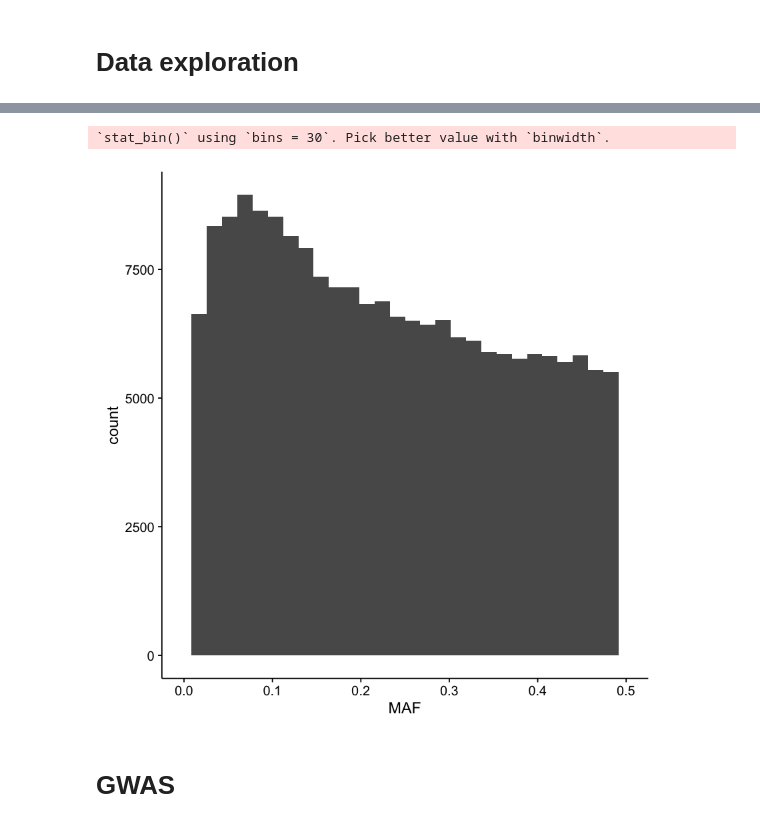
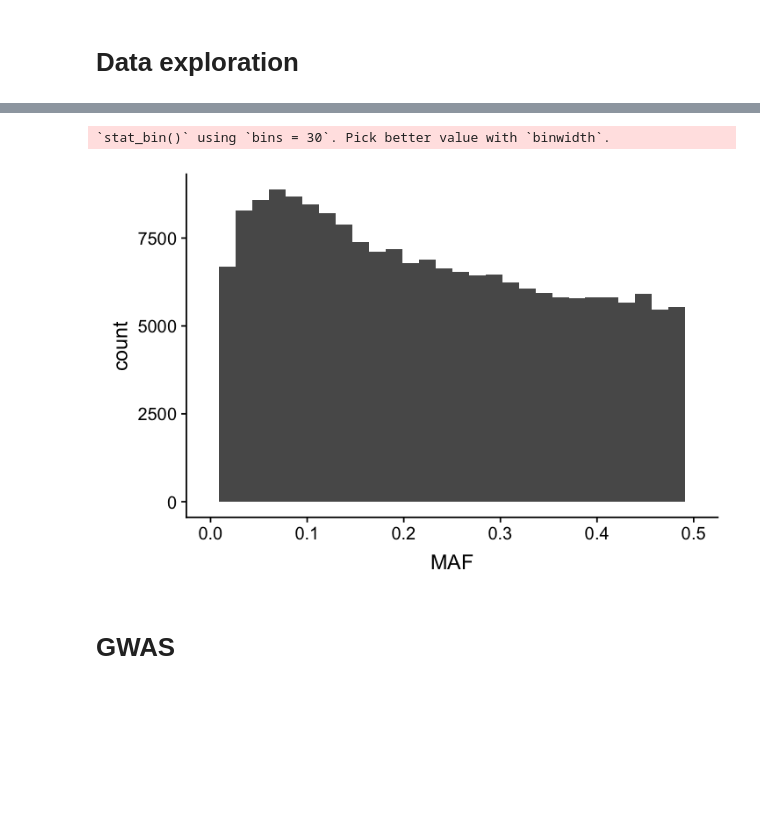
Before and after one commit to hclimente/genewa, a Jupyter notebook: logbook/genesis_exploration_1.ipynb, the cells around one changed output, grey strips where cells are left out. Drawn from its saved outputs; the diff is of its cells as text; code cells hidden in the pictures; blank space fills up the shorter version.

```diff
--- a/logbook/genesis_exploration_1.ipynb
+++ b/logbook/genesis_exploration_1.ipynb
@@ -53,12 +54,13 @@ snpsum <- col.summary(genesis$genotype)
 # %%
 subject.info <- data.frame(cc = genesis$fam$affected, stratum = rep("EUR", nrow(genesis$fam)))
 # %%
+options(repr.plot.width=6, repr.plot.height=4)
 ggplot(snpsum, aes(x = MAF)) +
     geom_histogram() +
     lims(x = c(0, 0.5))
 # %% [output]
 `stat_bin()` using `bins = 30`. Pick better value with `binwidth`.
-[figure, old version]
+[figure, new version]
 # %% [markdown]
 # GWAS
 # %%
```
Also changed, not shown: parts of 12 cells of this notebook.
